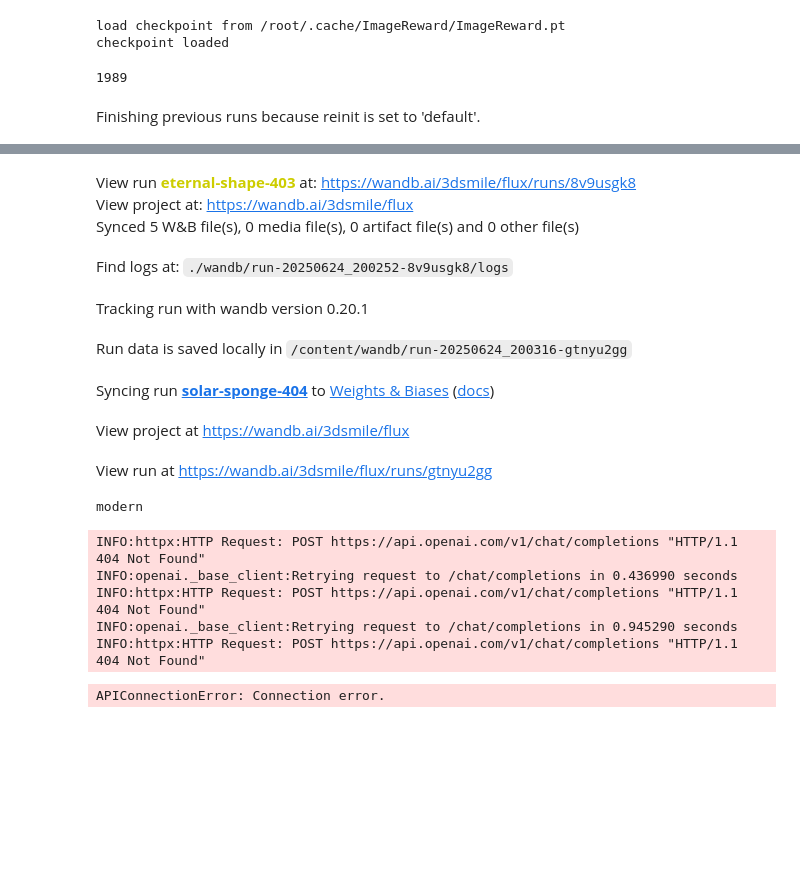
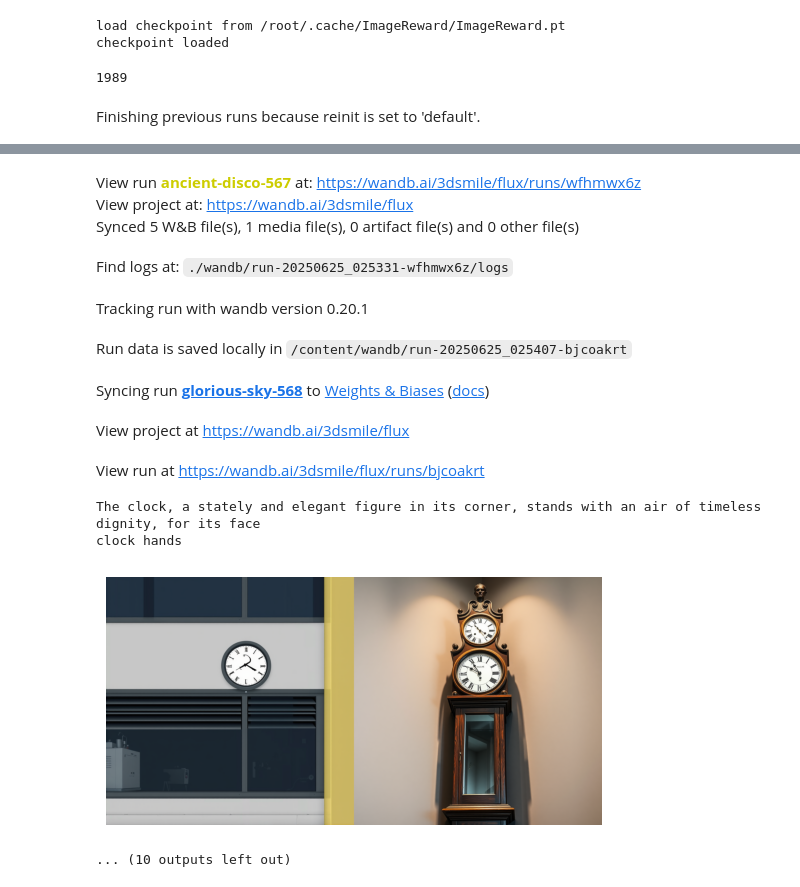
Before and after one commit to weathon/neg, a Jupyter notebook: NAG.ipynb, the cells around one changed output, grey strips where cells are left out. Cells and saved outputs as stored; diff of their text form; code cells hidden in the pictures; blank space fills up the shorter version.

```diff
--- a/NAG.ipynb
+++ b/NAG.ipynb
@@ -469,62 +430,64 @@ wandb.init(project="flux")
 scores = np.zeros((2, 3))
 
 for i in prompts:
-  NAGFluxPipeline._set_nag_attn_processor = _set_nag_attn_processor
-
   positive_prompt = i["pos"]
-  # negative_prompt = "low resolution, blury, low quality, poor details"
-  negative_prompt = i["neg"]# + " low resolution"
+  # negative_prompt = "low resolution, blury, low, poor, unnatural lighting"
+  negative_prompt = i["neg"]# + "; low resolution, blury, low quality, poor details, unnatural lighting"
+  NAGFluxPipeline._set_nag_attn_processor = get_set_function(len(pipe.tokenizer(positive_prompt).input_ids), len(pipe.tokenizer(negative_prompt).input_ids))
+  print(positive_prompt)
   print(negative_prompt)
   image_ours = pipe(
-      positive_prompt + "high quality, 4k, trending",
+      positive_prompt + " high quality, trending",
       guidance_scale=0.,
       nag_negative_prompt=negative_prompt,
-      nag_scale=5,
+      nag_scale=2.5,
       generator=torch.Generator(device="cuda").manual_seed(seed),
       num_inference_steps=5,
-      max_sequence_length=64,
+      max_sequence_length=256,
+      nag_tau=2.5,
+      nag_alpha=0.25
   ).images[0]
 
   NAGFluxPipeline._set_nag_attn_processor = _set_nag_attn_processor_vanilla
 
   image_vanilla = pipe(
-      positive_prompt + "high quality, 4k, trending",
+      positive_prompt + " high quality, trending",
       guidance_scale=0.,
       nag_negative_prompt=negative_prompt,
       nag_scale=4,
       generator=torch.Generator(device="cuda").manual_seed(seed),
       num_inference_steps=5,
-      max_sequence_length=64,
+      max_sequence_length=256,
+      nag_tau=2.5,
+      nag_alpha=0.25,
   ).images[0]
 
-  ans = ask_gpt(image_ours, image_vanilla, positive_prompt, negative_prompt).T
-  print(ans)
-  scores += ans
+  # ans = ask_gpt(image_ours, image_vanilla, positive_prompt, negative_prompt).T
+  # print(ans)
+  # scores += ans
+  # print(reward_model.inference_rank(positive_prompt, [image_ours, image_vanilla]))
   full = cv2.hconcat([np.array(image_ours), np.array(image_vanilla)])
   wandb.log({"img": wandb.Image(full, caption=f"+:{positive_prompt}\n-:{negative_prompt}")})
   pylab.imshow(full)
   pylab.axis('off')
   pylab.show()
 # %% [output]
 1989
 Finishing previous runs because reinit is set to 'default'.
 [interactive output not drawn]
-View run eternal-shape-403 at: https://wandb.ai/3dsmile/flux/runs/8v9usgk8
+View run ancient-disco-567 at: https://wandb.ai/3dsmile/flux/runs/wfhmwx6z
 View project at: https://wandb.ai/3dsmile/flux
-Synced 5 W&B file(s), 0 media file(s), 0 artifact file(s) and 0 other file(s)
+Synced 5 W&B file(s), 1 media file(s), 0 artifact file(s) and 0 other file(s)
-Find logs at: ./wandb/run-20250624_200252-8v9usgk8/logs
+Find logs at: ./wandb/run-20250625_025331-wfhmwx6z/logs
 Tracking run with wandb version 0.20.1
-Run data is saved locally in /content/wandb/run-20250624_200316-gtnyu2gg
+Run data is saved locally in /content/wandb/run-20250625_025407-bjcoakrt
-Syncing run solar-sponge-404 to Weights & Biases (docs)
+Syncing run glorious-sky-568 to Weights & Biases (docs)
 View project at https://wandb.ai/3dsmile/flux
-View run at https://wandb.ai/3dsmile/flux/runs/gtnyu2gg
+View run at https://wandb.ai/3dsmile/flux/runs/bjcoakrt
-modern
+The clock, a stately and elegant figure in its corner, stands with an air of timeless dignity, for its face
+clock hands
+[figure, added]
-INFO:httpx:HTTP Request: POST https://api.openai.com/v1/chat/completions "HTTP/1.1 404 Not Found"
-INFO:openai._base_client:Retrying request to /chat/completions in 0.436990 seconds
-INFO:httpx:HTTP Request: POST https://api.openai.com/v1/chat/completions "HTTP/1.1 404 Not Found"
-INFO:openai._base_client:Retrying request to /chat/completions in 0.945290 seconds
-INFO:httpx:HTTP Request: POST https://api.openai.com/v1/chat/completions "HTTP/1.1 404 Not Found"
+... (10 outputs left out)
-APIConnectionError: Connection error.
 # %%
 ## compare is better score is not objective
 # %%
```
Also changed, not shown: parts of 5 cells of this notebook.
